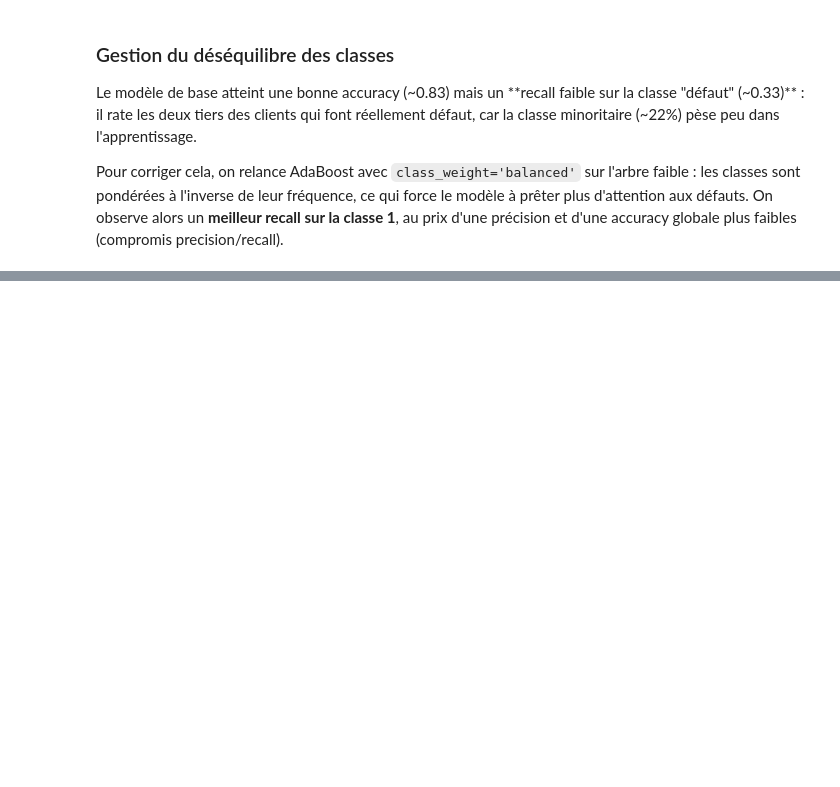
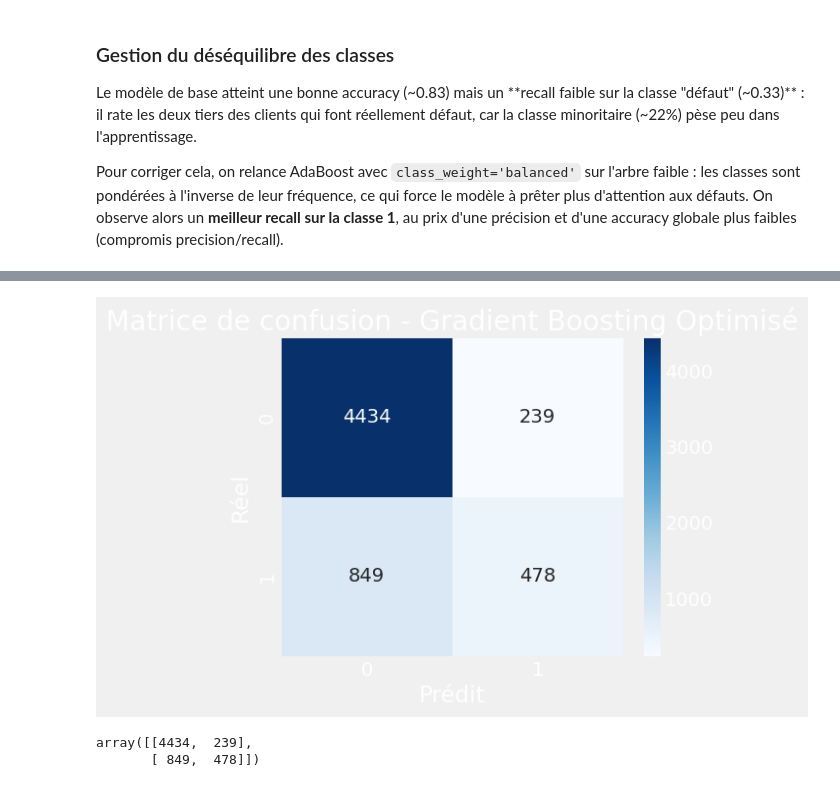
Before and after one commit to NdeyeAminataAida/Projet-AI28, a Jupyter notebook: notebook/project_credit_default.ipynb, the cells around one changed output, grey strips where cells are left out. Drawn from its saved outputs; the diff is of its cells as text; code cells hidden in the pictures; blank space fills up the shorter version.

```diff
--- a/notebook/project_credit_default.ipynb
+++ b/notebook/project_credit_default.ipynb
@@ -834,0 +895,32 @@ Pour le Random Forest, la nécessité de restreindre sa croissance via le GridSe
+# %%
+# On instancie une pipeline Gradient Boosting de base
+pipeline_gb_base = md.build_gradient_boost_model()
+
+# Définition de la grille de paramètres à tester
+# On utilise le préfixe 'gradientboostingclassifier__' lié à la pipeline
+param_grid_gb = {
+    'gradientboostingclassifier__n_estimators': [100, 200],
+    'gradientboostingclassifier__learning_rate': [0.05, 0.1],
+    'gradientboostingclassifier__max_depth': [2, 3, 5]
+}
+
+# Configuration de la recherche (optimisation basée sur le F1-score au vu du déséquilibre)
+grid_search_gb = GridSearchCV(
+    estimator=pipeline_gb_base,
+    param_grid=param_grid_gb,
+    scoring='f1',
+    cv=5,
+    n_jobs=-1
+)
+
+# Exécution de la recherche sur le train set
+print("Optimisation du Gradient Boosting en cours...")
+grid_search_gb.fit(X_train, y_train)
+
+# Affichage des paramètres optimaux
+print("\n--- Résultats de l'optimisation ---")
+print(f"Meilleur score F1 en cross-validation : {grid_search_gb.best_score_:.3f}")
+
+# Évaluation du modèle optimisé sur l'ensemble de validation
+best_pipeline_gb = grid_search_gb.best_estimator_
+best_pipeline_gb = ev.train_and_evaluate(best_pipeline_gb, X_train, y_train, X_val, y_val)
@@ -834,0 +945,8 @@ Pour le Random Forest, la nécessité de restreindre sa croissance via le GridSe
+# %%
+# Matrice de confusion du modèle optimisé de Gradient Boosting
+y_pred_val_gb_opt = best_pipeline_gb.predict(X_val)
+ev.plot_confusion_matrix(y_val, y_pred_val_gb_opt, title="Matrice de confusion - Gradient Boosting Optimisé")
+# %% [output]
+[figure, added]
+array([[4434,  239],
+       [ 849,  478]])
```
Also changed, not shown: parts of 69 cells of this notebook.
